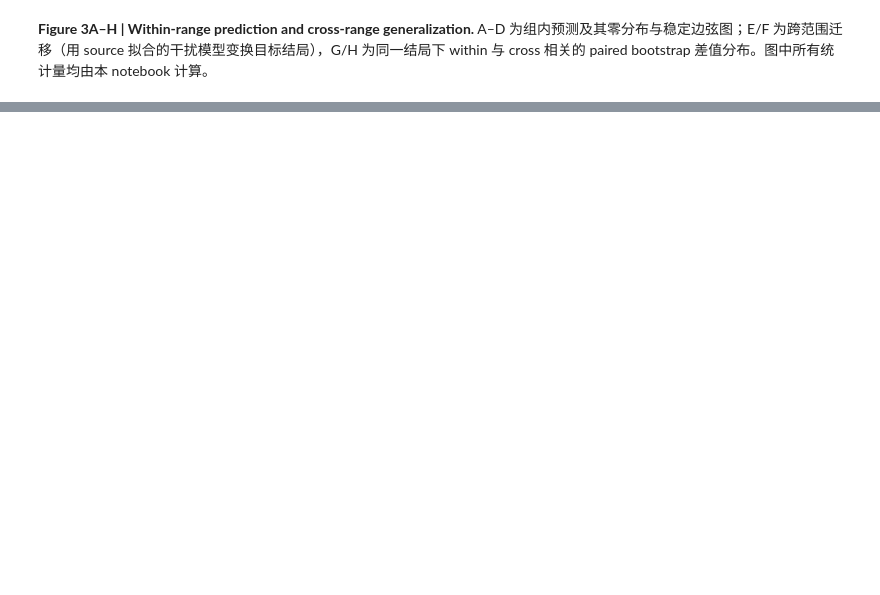
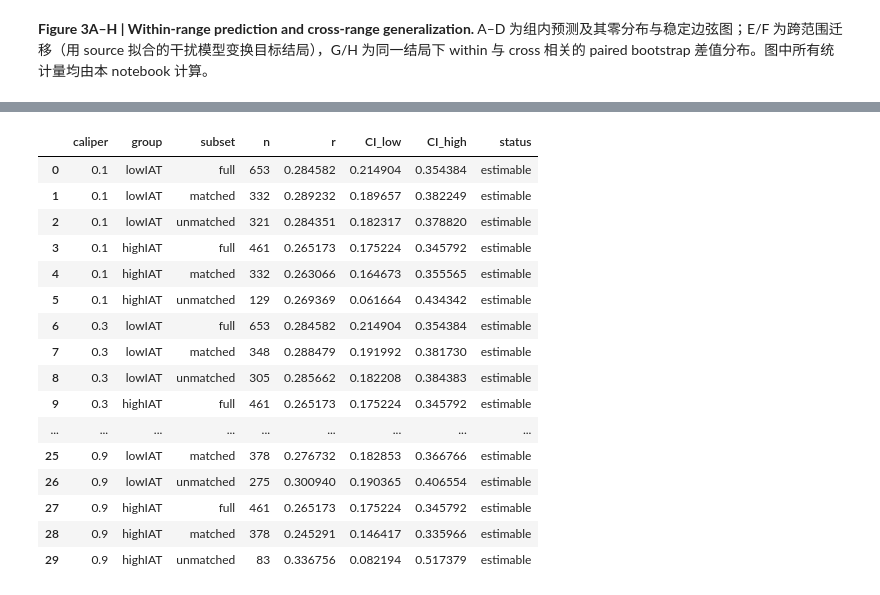
Before and after one commit to lufee10/IAT-CPM, a Jupyter notebook: 3_Visualizations/Visualization_Figure3.ipynb, the cells around one changed output, grey strips where cells are left out. Saved outputs shown, nothing was run; the diff lists cells and outputs as text; code cells hidden in the pictures; blank space fills up the shorter version.

```diff
--- a/3_Visualizations/Visualization_Figure3.ipynb
+++ b/3_Visualizations/Visualization_Figure3.ipynb
@@ -2381,0 +2821,18 @@ Wrote Figure 3 outputs to C:\Users\ai412\Desktop\Visualization_Figure_official_v
+# %%
+overlap = []
+for group in ['lowIAT','highIAT']:
+    ids = {c:set(membership.loc[(membership.caliper==c)&(membership.group==group)&(membership.membership=='matched'),'ID']) for c in CALIPERS}
+    for a,b in combinations(CALIPERS,2):
+        overlap.append(dict(group=group,caliper_a=a,caliper_b=b,intersection=len(ids[a]&ids[b]),
+                            jaccard=len(ids[a]&ids[b])/len(ids[a]|ids[b]),a_subset_b=ids[a]<=ids[b]))
+pd.DataFrame(overlap).to_csv(out/'membership_overlap.csv',index=False)
+clinical = []
+for (caliper,group,subset),t in membership.groupby(['caliper','group','membership']):
+    frame = meta.set_index('ID').loc[t.ID]
+    for column in ['Basic_Demos,Sex','ScannerSite','CBCL,CBCL_Int_T','CBCL,CBCL_Ext_T','mean_enorm']:
+        if column in ['Basic_Demos,Sex','ScannerSite']:
+            for level,count in frame[column].value_counts(dropna=False).items():
+                clinical.append(dict(caliper=caliper,group=group,subset=subset,variable=column,level=str(level),n=int(count),proportion=count/len(frame)))
+        else:
+            clinical.append(dict(caliper=caliper,group=group,subset=subset,variable=column,n=len(frame),mean=frame[column].mean(),sd=frame[column].std()))
+pd.DataFrame(clinical).to_csv(out/'covariate_descriptives.csv',index=False)
@@ -2381,0 +2846,70 @@ Wrote Figure 3 outputs to C:\Users\ai412\Desktop\Visualization_Figure_official_v
+# %%
+joined=membership.merge(predictions.rename(columns={'severity':'group'}),on=['ID','group'],validate='many_to_one')
+assert len(joined)==5570
+reference=predictions.set_index('ID');cols=['y_raw','y_within_fold_res','within_oof_pred_res','y_source_ref','transfer_pred_res']
+for _,t in joined.groupby('caliper'):np.testing.assert_array_equal(t[cols].to_numpy(),reference.loc[t.ID,cols].to_numpy())
+within=[];transfer=[];diffs=[];full_cache={};bootstrap=[]
+for ci,c in enumerate(CALIPERS):
+    for gi,group in enumerate(['lowIAT','highIAT']):
+        full=joined[(joined.caliper==c)&(joined.group==group)].sort_values('ID')
+        strata={};point={}
+        for si,subset in enumerate(['full','matched','unmatched']):
+            t=full if subset=='full' else full[full.membership==subset]
+            seed=SEED+(0 if subset=='full' or c==.5 else int(round(c*10))*1000)+100*gi+10*si
+            y=t.y_within_fold_res.to_numpy();p=t.within_oof_pred_res.to_numpy()
+            ref=t.y_source_ref.to_numpy();tp=t.transfer_pred_res.to_numpy()
+            rw=observed_r(y,p);rr=observed_r(ref,p);rt=observed_r(ref,tp);delta=rr-rt
+            if subset=='full' and group in full_cache:bw,bt=full_cache[group]
+            else:
+                bw=paired_r_draws(y,p,seed)[:,0]
+                bt=paired_r_draws(ref,np.column_stack([p,tp]),seed+1)
+                if subset=='full':full_cache[group]=(bw,bt)
+            bd=bt[:,0]-bt[:,1];strata[subset]=bw;point[subset]=rw
+            np.savez_compressed(out/f'bootstrap_{c:.1f}_{group}_{subset}.npz',within=bw,within_source_ref=bt[:,0],transfer=bt[:,1],delta=bd)
+            w=dict(caliper=c,group=group,subset=subset,n=len(t),r=rw,**interval(bw,rw),seed=seed,reference_only=subset=='full')
+            for col,label in [('age','age'),('PIU','PIU'),('y_within_fold_res','y_res'),('within_oof_pred_res','pred_res')]:
+                w.update({label+'_mean':t[col].mean(),label+'_sd':t[col].std(),label+'_min':t[col].min(),label+'_max':t[col].max()})
+            within.append(w)
+            tr=dict(caliper=c,direction='H2L' if group=='lowIAT' else 'L2H',target=group,target_subset=subset,n_target=len(t),
+                within_source_ref_r=rr,transfer_r=rt,delta_r=delta,**interval(bd,delta),seed=seed+1,reference_only=subset=='full')
+            for metric,draw,obs in [('within_source_ref',bt[:,0],rr),('transfer',bt[:,1],rt)]:
+                stat=interval(draw,obs)
+                tr.update({metric+'_'+k:v for k,v in stat.items()})
+            transfer.append(tr)
+            for name,draw,obs,s in [('within',bw,rw,seed),('within_source_ref',bt[:,0],rr,seed+1),('transfer',bt[:,1],rt,seed+1),('delta',bd,delta,seed+1)]:
+                bootstrap.append(dict(caliper=c,group=group,subset=subset,metric=name,seed=s,**interval(draw,obs)))
+        difference=point['matched']-point['unmatched'];draw=strata['matched']-strata['unmatched']
+        np.save(out/f'within_difference_{c:.1f}_{group}.npy',draw)
+        diffs.append(dict(caliper=c,group=group,delta_r_matched_minus_unmatched=difference,**interval(draw,difference),
+            matched_seed=SEED+(0 if c==.5 else int(round(c*10))*1000)+100*gi+10,
+            unmatched_seed=SEED+(0 if c==.5 else int(round(c*10))*1000)+100*gi+20))
+w,tr,d=map(pd.DataFrame,[within,transfer,diffs]);assert len(w)==len(tr)==30 and len(d)==10
+for table,name in [(w,'within_subset_results'),(tr,'generalization_subset_results'),(d,'within_subset_diff'),(pd.DataFrame(bootstrap),'bootstrap_summary')]:
+    table['bootstrap_type']='conditional_fixed_predictions';table.to_csv(out/(name+'.csv'),index=False)
+w[~w.reference_only].to_csv(out/'figure_panelA_data.csv',index=False)
+tr[~tr.reference_only].to_csv(out/'figure_panelB_data.csv',index=False)
+
+assert file_sha(out/'matching_membership.csv')==frozen_sha
+assert len(w)==len(tr)==30 and len(d)==10
+np.testing.assert_allclose(tr.delta_r,tr.within_source_ref_r-tr.transfer_r,rtol=0,atol=1e-12)
+(out/'stage_status.json').write_text(json.dumps(dict(preflight='completed',evaluation='completed',report='running',training='not_run'),indent=2))
+display(w[['caliper','group','subset','n','r','CI_low','CI_high','status']])
+display(tr[['caliper','direction','target_subset','n_target','delta_r','CI_low','CI_high','status']])
+# %% [output]
+|  | caliper | group | subset | n | r | CI_low | CI_high | status |
+| 0 | 0.1 | lowIAT | full | 653 | 0.284582 | 0.214904 | 0.354384 | estimable |
+| 1 | 0.1 | lowIAT | matched | 332 | 0.289232 | 0.189657 | 0.382249 | estimable |
+| 2 | 0.1 | lowIAT | unmatched | 321 | 0.284351 | 0.182317 | 0.378820 | estimable |
+| 3 | 0.1 | highIAT | full | 461 | 0.265173 | 0.175224 | 0.345792 | estimable |
+| 4 | 0.1 | highIAT | matched | 332 | 0.263066 | 0.164673 | 0.355565 | estimable |
+| 5 | 0.1 | highIAT | unmatched | 129 | 0.269369 | 0.061664 | 0.434342 | estimable |
+| 6 | 0.3 | lowIAT | full | 653 | 0.284582 | 0.214904 | 0.354384 | estimable |
+| 7 | 0.3 | lowIAT | matched | 348 | 0.288479 | 0.191992 | 0.381730 | estimable |
+| 8 | 0.3 | lowIAT | unmatched | 305 | 0.285662 | 0.182208 | 0.384383 | estimable |
+| 9 | 0.3 | highIAT | full | 461 | 0.265173 | 0.175224 | 0.345792 | estimable |
+| ... | ... | ... | ... | ... | ... | ... | ... | ... |
+| 25 | 0.9 | lowIAT | matched | 378 | 0.276732 | 0.182853 | 0.366766 | estimable |
+| 26 | 0.9 | lowIAT | unmatched | 275 | 0.300940 | 0.190365 | 0.406554 | estimable |
+| 27 | 0.9 | highIAT | full | 461 | 0.265173 | 0.175224 | 0.345792 | estimable |
+| 28 | 0.9 | highIAT | matched | 378 | 0.245291 | 0.146417 | 0.335966 | estimable |
+| 29 | 0.9 | highIAT | unmatched | 83 | 0.336756 | 0.082194 | 0.517379 | estimable |
```
Also changed, not shown: parts of 41 cells of this notebook, 32 other files.
